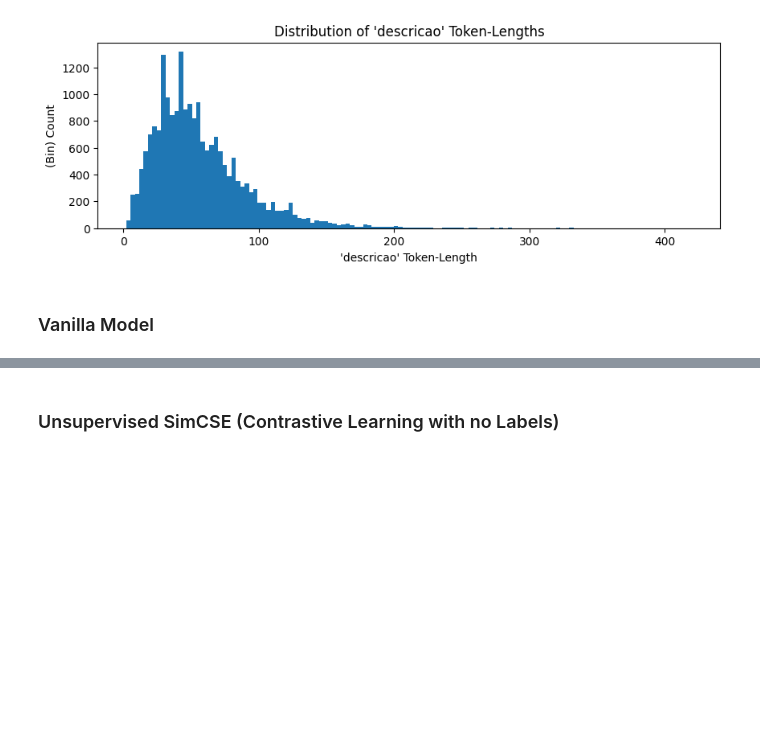
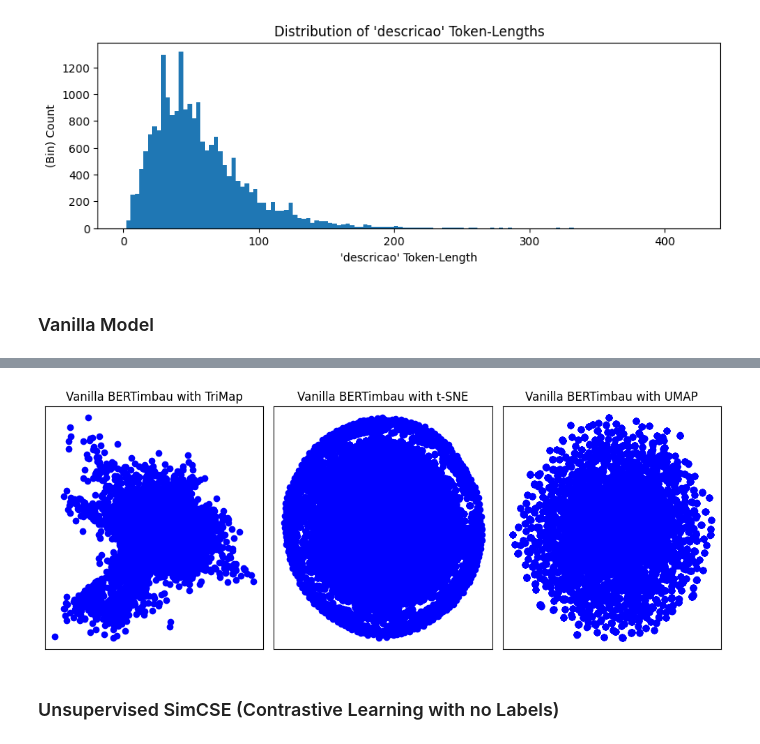
Before and after one commit to Luizerko/indigenous_clusters_and_communities, a Jupyter notebook: tainacan_collection/language_based/language_clustering.ipynb, the cells around one changed output, grey strips where cells are left out. Cells and saved outputs as stored; diff of their text form; code cells hidden in the pictures; blank space fills up the shorter version.

Commit message:
Visualized vanilla spread for BERTimbau and updated colecao no tempo to include markers with dynamic sizes

```diff
--- a/tainacan_collection/language_based/language_clustering.ipynb
+++ b/tainacan_collection/language_based/language_clustering.ipynb
@@ -179,7 +177,7 @@ ValueError: text input must be of type `str` (single example), `List[str]` (batc
 # %%
 # Getting data projections
 vanilla_bertimbau_trimap, vanilla_bertimbau_tsne, \
-vanilla_bertimbau_umap = data_projections(vanilla_bertimbau_embeddings)
+vanilla_bertimbau_umap = data_projections(np.array(vanilla_bertimbau_embeddings))
 
 # Normalizing data for later plot on tool
 norm_factor = 12
@@ -189,24 +205,26 @@ vanilla_bertimbau_umap = normalize(vanilla_bertimbau_umap, norm_factor)
 # %%
 # Utility function to plot rows on projection comparison plot
 def row_scatter_plot(projs, proj_names, row, color, rows=1, cols=3):
     for i, (proj, proj_name) in enumerate(zip(projs, proj_names)):
         plt.subplot(rows, cols, i+1+(cols*(row-1)))
         plt.scatter(proj[:, 0], proj[:, 1], c=color)
         plt.title(f"{proj_name}")
         plt.xlabel("")
         plt.ylabel("")
         plt.xticks([])
         plt.yticks([])
 
 # Visualizing resulting projections
-plt.figure(figsize=(10,6))
+plt.figure(figsize=(10,4))
 # plt.suptitle('Comparing Projections of BERTimbau Models')
 
 # Plotting vanilla BERTimbau projections
 projs = [vanilla_bertimbau_trimap, vanilla_bertimbau_tsne, vanilla_bertimbau_umap]
 proj_names = ['Vanilla BERTimbau with TriMap', 'Vanilla BERTimbau with t-SNE', \
               'Vanilla BERTimbau with UMAP']
 row_scatter_plot(projs, proj_names, 1, 'b', 1, )
 
 plt.tight_layout()
 plt.show()
+# %% [output]
+[figure, added]
```
Also changed, not shown: parts of 4 cells of this notebook, 3 other files.
